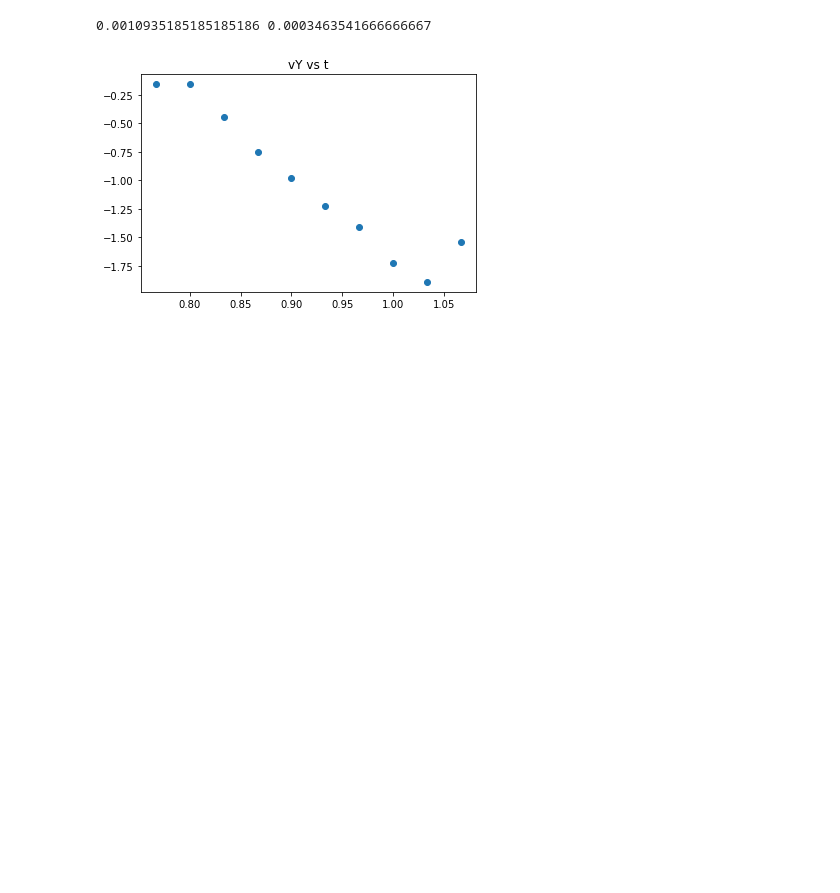
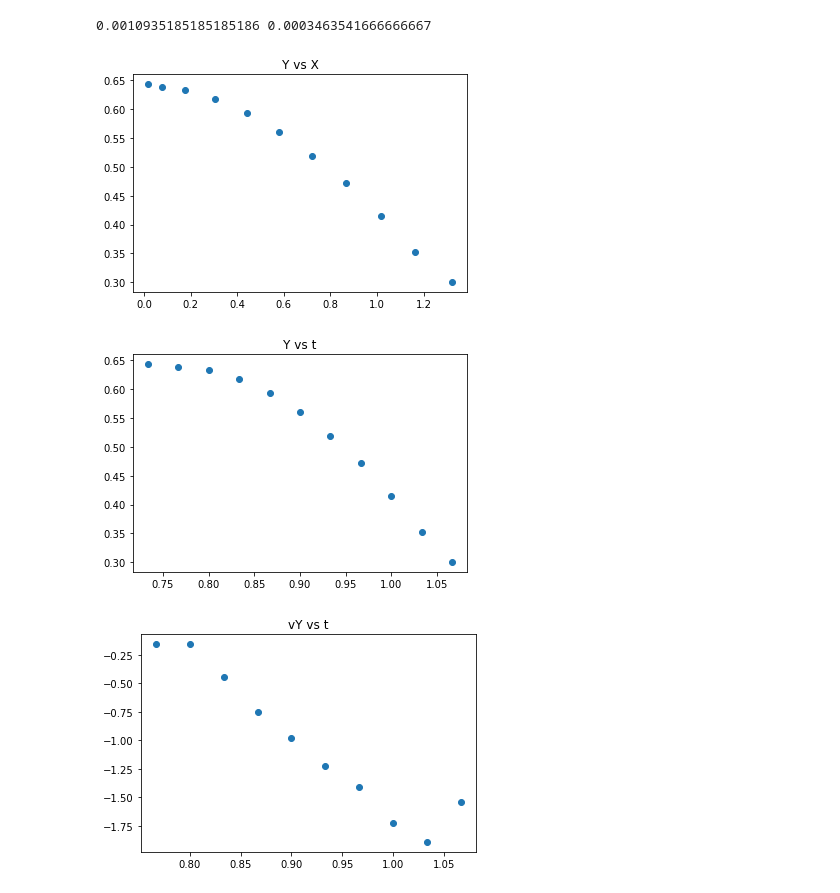
Before and after one commit to yousefh409/capstone, a Jupyter notebook: Code/detectBall.ipynb, the cells around one changed output. Drawn from its saved outputs; the diff is of its cells as text; code cells hidden in the pictures; blank space fills up the shorter version.

```diff
--- a/Code/detectBall.ipynb
+++ b/Code/detectBall.ipynb
@@ -113,6 +113,20 @@ for i in range(1, len(points_keys)):
     vY = (dy * pixel_size_y) / dt
 
     velocities[current_key] = {"vX": vX, "vY": vY}
+# %%
+for point in points:
+    points[point] = {"x": points[point]["x"] * pixel_size_x, "y": points[point]["y"] * pixel_size_y}
+# %%
+plt.title("Y vs X")
+plt.scatter([x["x"] for x in points.values()], [x["y"] for x in points.values()])
+plt.show()
+
+plt.title("Y vs t")
+plt.scatter(points.keys(), [x["y"] for x in points.values()])
+plt.show()
+# %% [output]
+[figure, added]
+[figure, added]
 # %%
 plt.title("vY vs t")
 plt.scatter(velocities.keys(), [x["vY"] for x in velocities.values()])
```
Also changed, not shown: 4 other files.
